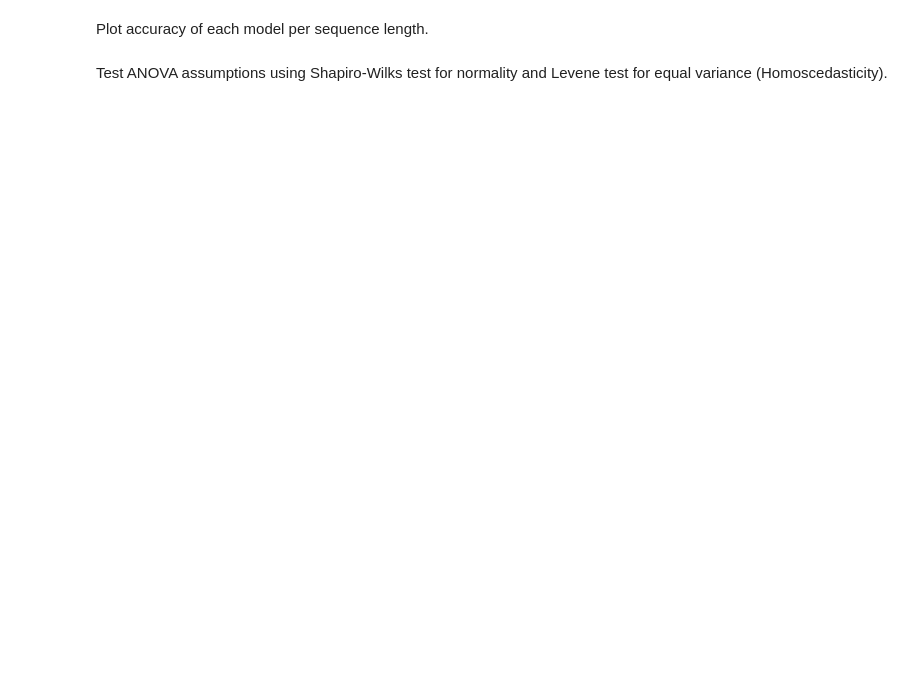
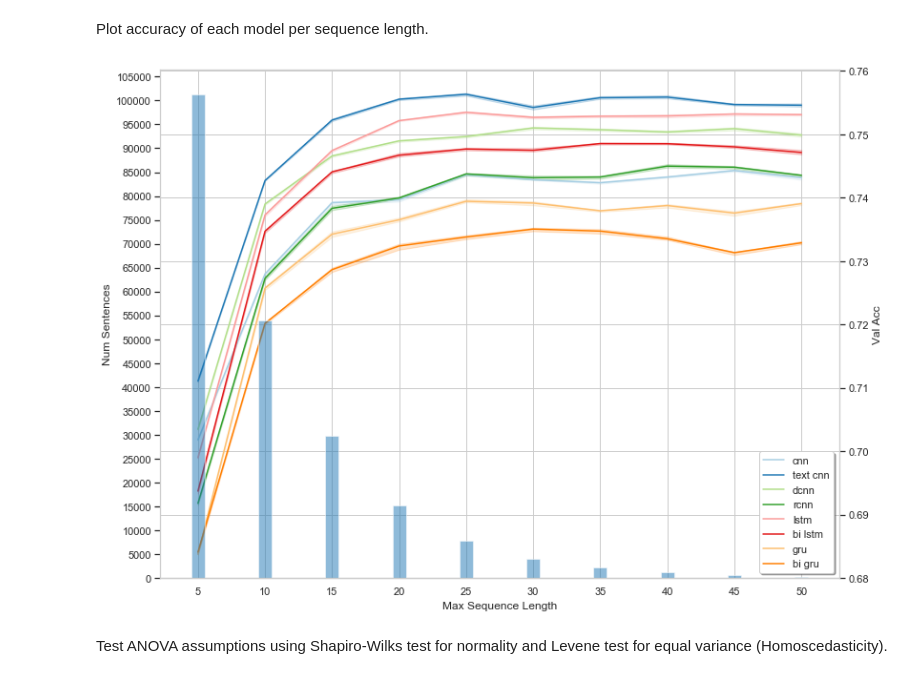
Before and after one commit to NathanDuran/Sentence-Encoding-for-DA-Classification, a Jupyter notebook: data_processing/results.ipynb, the cells around one changed output. Drawn from its saved outputs; the diff is of its cells as text; code cells hidden in the pictures; blank space fills up the shorter version.

```diff
--- a/data_processing/results.ipynb
+++ b/data_processing/results.ipynb
@@ -136,34 +202,36 @@ Plot accuracy of each model per sequence length.
 #                       legend_loc='lower right', num_legend_col=4, colour='Paired')
 # g.savefig(os.path.join(task_name, exp_param ,exp_param + '_accuracy.png'))
 
 # Get text data from training set and count sequence lengths
 sentences = [line.split('|')[1] for line in text_data]
 sent_lengths = [len(sent.split(' ')) for sent in sentences]
 sent_lengths = collections.Counter(sent_lengths)
 sent_lengths = pd.DataFrame.from_dict(dict(sorted(sent_lengths.items())), orient='index')
 
 # Bin into same values as experiment
 ind_start = 0
 ind_end = 5
 freq_dict = dict()
 for i in range(10):
     freq_dict[ind_end] = sent_lengths.loc[ind_start:ind_end].sum()
     ind_start += 5
     ind_end += 5
 sent_lengths = pd.DataFrame.from_dict(freq_dict, orient='index')
 sent_lengths.reset_index(level=0, inplace=True)
 sent_lengths.rename(columns={'index': 'max_seq_length', 0: 'Count'}, inplace=True)
 
 # Get experiment validation accuracy data for each model
 seq_acc_data = seq_data.drop(seq_data.columns.difference(['model_name', exp_param, 'val_acc']), axis=1)
 seq_acc_data = seq_acc_data.rename(columns={'val_acc': 'Val Acc'})
 seq_acc_data = seq_acc_data.melt(id_vars=['model_name', exp_param])
 
 # Plot line/bar chart
 fig = plot_line_bar_chart(seq_acc_data, sent_lengths, x=exp_param, y='value', hue='model_name',
                           title='', y_label='Val Acc', x_label='Max Sequence Length', colour='Paired',
-                          bar_x=exp_param, bar_y='Count', bar_axis_step=5000, bar_axis_range=None, bar_width=1,
+                          bar_x=exp_param, bar_y='Count', bar_axis_step=10000, bar_axis_range=None, bar_width=0.8,
                           bar_y_label='Num Sentences', bar_alpha=0.5, bar_color='tab:blue', legend_loc='lower right', num_legend_col=1)
+# %% [output]
+[figure, added]
 # %% [markdown]
 Test ANOVA assumptions using Shapiro-Wilks test for normality and Levene test for equal variance (Homoscedasticity).
 # %%
```
Also changed, not shown: parts of 24 cells of this notebook, 2 other files.
